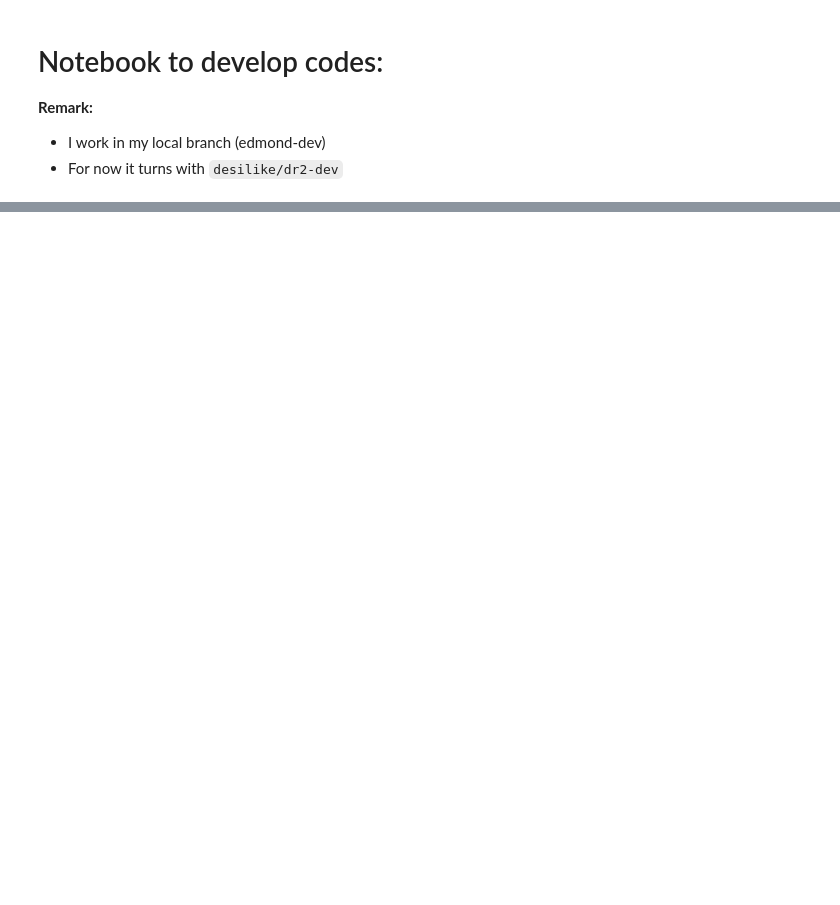
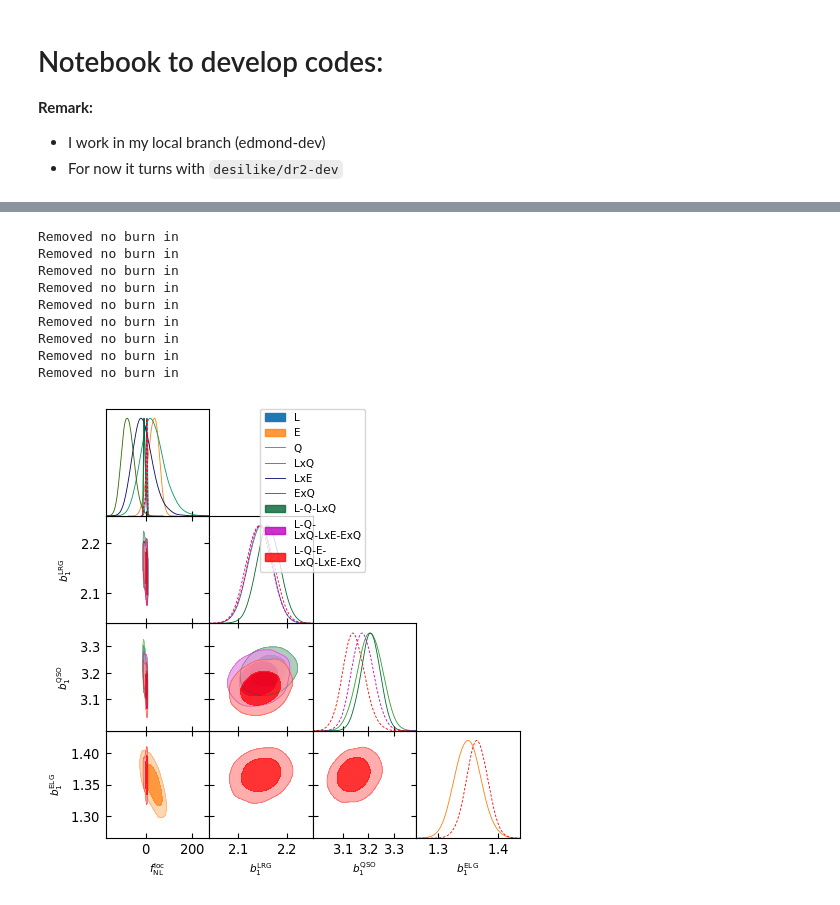
Before and after one commit to AlbertoRosado1/cai-dr2-clustering-products, a Jupyter notebook: local_png/fit_fnl_data.ipynb, the cells around one changed output, grey strips where cells are left out. Cells and saved outputs as stored; diff of their text form; code cells hidden in the pictures; blank space fills up the shorter version.

```diff
--- a/local_png/fit_fnl_data.ipynb
+++ b/local_png/fit_fnl_data.ipynb
@@ -466,0 +284,16 @@ array([[ 3.59774105e-01,  1.14347095e-02, -1.48626313e-04, ...,
+# %%
+params = ['fnl_loc', 'LRG_ell0.b1', 'QSO_ell0.b1', 'ELG_ell0.b1']
+xlabels=[r'$f_{\rm NL}^{\rm loc}$', r'$b_1^{\rm LRG}$', r'$b_1^{\rm QSO}$', r'$b_1^{\rm ELG}$']
+plot_triangle([chains[tracer] for tracer in chains.keys()], params, legend_labels=list(translator[tracer] for tracer in chains.keys()), xlabels=xlabels,
+              filled=[True]*len(chains), contour_colors=['C0', 'C1', 'C2'], contour_ls=['-', '-', '-'])
+# %% [output]
+Removed no burn in
+Removed no burn in
+Removed no burn in
+Removed no burn in
+Removed no burn in
+Removed no burn in
+Removed no burn in
+Removed no burn in
+Removed no burn in
+[figure, added]
```
Also changed, not shown: parts of 25 cells of this notebook, 2 other files.
